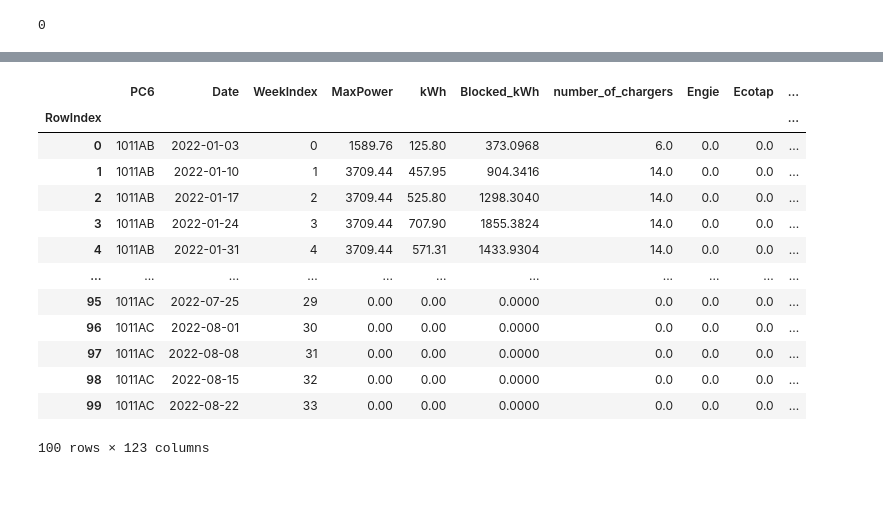
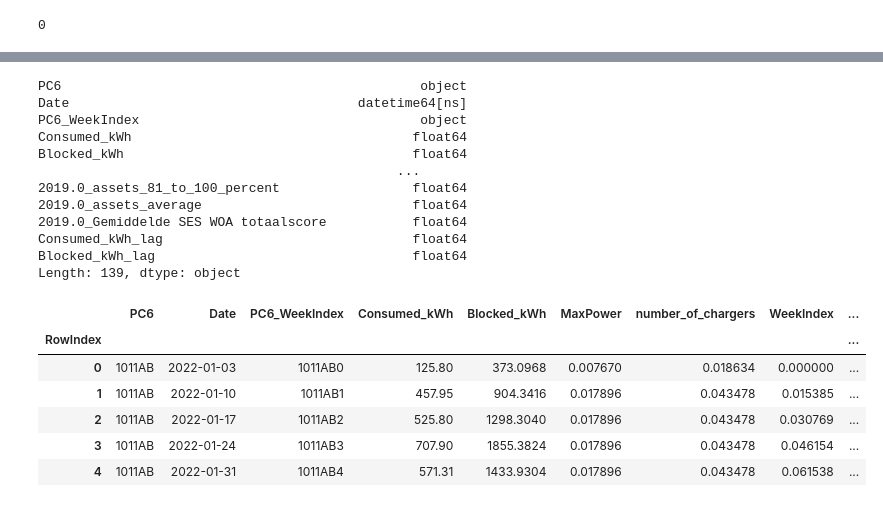
Before and after one commit to VenturaBleak/SmartService, a Jupyter notebook: data_preparation.ipynb, the cells around one changed output, grey strips where cells are left out. Cells and saved outputs as stored; diff of their text form; code cells hidden in the pictures.

```diff
--- a/data_preparation.ipynb
+++ b/data_preparation.ipynb
@@ -193,0 +274,6 @@ df['PC6_WeekIndex'].duplicated().sum()
+# %%
+# reorder df in the following order: identifier_columns, target_columns, lagged_columns, time_columns, numerical_features, encoded_columns, descriptive_columns
+df = df[all_columns]
+# %%
+# scale all columns that in the following lists: lagged_columns, time_columns, numerical_features
+columns_to_scale = lagged_columns + time_columns + numerical_features
@@ -193,0 +293,10 @@ df['PC6_WeekIndex'].duplicated().sum()
+# %%
+# create scaler object
+from sklearn.preprocessing import MinMaxScaler
+scaler = MinMaxScaler()
+
+# fit scaler object to data
+scaler.fit(df[columns_to_scale])
+
+# transform data
+df[columns_to_scale] = scaler.transform(df[columns_to_scale])
@@ -194,24 +310,51 @@ df['PC6_WeekIndex'].duplicated().sum()
+# %%
+# Lists of column names to convert to float64
+column_lists = {
+    "target_columns": target_columns,
+    "duplicate_target_columns": duplicate_target_columns,
+    "lagged_columns": lagged_columns,
+    "time_columns": time_columns,
+    "numerical_features": numerical_features,
+    "encoded_columns": encoded_columns,
+}
+
+# Loop through each list of column names in the dictionary
+for col_list in column_lists.values():
+    for col in col_list:
+        # Only try to convert the column to float64 if it exists in the DataFrame
+        if col in df.columns:
+            df[col] = df[col].astype('float64')
+# %%
+df.dtypes
+# %% [output]
+PC6                                              object
+Date                                     datetime64[ns]
+PC6_WeekIndex                                    object
+Consumed_kWh                                    float64
+Blocked_kWh                                     float64
+                                              ...
+2019.0_assets_81_to_100_percent                 float64
+2019.0_assets_average                           float64
+2019.0_Gemiddelde SES WOA totaalscore           float64
+Consumed_kWh_lag                                float64
+Blocked_kWh_lag                                 float64
+Length: 139, dtype: object
 # %%
 # keep only first 10000 rows for testing purposes
-# df = df.head(10000)
+# df = df.head(30000)
 
 # inspect data
-df.head(100)
+# show all columns
+
+df.head()
 # %% [output]
-|  | PC6 | Date | WeekIndex | MaxPower | kWh | Blocked_kWh | number_of_chargers | Engie | Ecotap | ... |
-| RowIndex |  |  |  |  |  |  |  |  |  | ... |
-| 0 | 1011AB | 2022-01-03 | 0 | 1589.76 | 125.80 | 373.0968 | 6.0 | 0.0 | 0.0 | ... |
-| 1 | 1011AB | 2022-01-10 | 1 | 3709.44 | 457.95 | 904.3416 | 14.0 | 0.0 | 0.0 | ... |
-| 2 | 1011AB | 2022-01-17 | 2 | 3709.44 | 525.80 | 1298.3040 | 14.0 | 0.0 | 0.0 | ... |
-| 3 | 1011AB | 2022-01-24 | 3 | 3709.44 | 707.90 | 1855.3824 | 14.0 | 0.0 | 0.0 | ... |
-| 4 | 1011AB | 2022-01-31 | 4 | 3709.44 | 571.31 | 1433.9304 | 14.0 | 0.0 | 0.0 | ... |
-| ... | ... | ... | ... | ... | ... | ... | ... | ... | ... | ... |
-| 95 | 1011AC | 2022-07-25 | 29 | 0.00 | 0.00 | 0.0000 | 0.0 | 0.0 | 0.0 | ... |
-| 96 | 1011AC | 2022-08-01 | 30 | 0.00 | 0.00 | 0.0000 | 0.0 | 0.0 | 0.0 | ... |
-| 97 | 1011AC | 2022-08-08 | 31 | 0.00 | 0.00 | 0.0000 | 0.0 | 0.0 | 0.0 | ... |
-| 98 | 1011AC | 2022-08-15 | 32 | 0.00 | 0.00 | 0.0000 | 0.0 | 0.0 | 0.0 | ... |
-| 99 | 1011AC | 2022-08-22 | 33 | 0.00 | 0.00 | 0.0000 | 0.0 | 0.0 | 0.0 | ... |
+|  | PC6 | Date | PC6_WeekIndex | Consumed_kWh | Blocked_kWh | MaxPower | number_of_chargers | WeekIndex | ... |
+| RowIndex |  |  |  |  |  |  |  |  | ... |
+| 0 | 1011AB | 2022-01-03 | 1011AB0 | 125.80 | 373.0968 | 0.007670 | 0.018634 | 0.000000 | ... |
+| 1 | 1011AB | 2022-01-10 | 1011AB1 | 457.95 | 904.3416 | 0.017896 | 0.043478 | 0.015385 | ... |
+| 2 | 1011AB | 2022-01-17 | 1011AB2 | 525.80 | 1298.3040 | 0.017896 | 0.043478 | 0.030769 | ... |
+| 3 | 1011AB | 2022-01-24 | 1011AB3 | 707.90 | 1855.3824 | 0.017896 | 0.043478 | 0.046154 | ... |
+| 4 | 1011AB | 2022-01-31 | 1011AB4 | 571.31 | 1433.9304 | 0.017896 | 0.043478 | 0.061538 | ... |
-100 rows × 123 columns
 # %%
 # save to new csv file named original name + _cleaned
 df.to_csv(filename.split('.')[0] + '_cleaned.csv', index=False)
```
Also changed, not shown: parts of 15 cells of this notebook, 5 other files.
